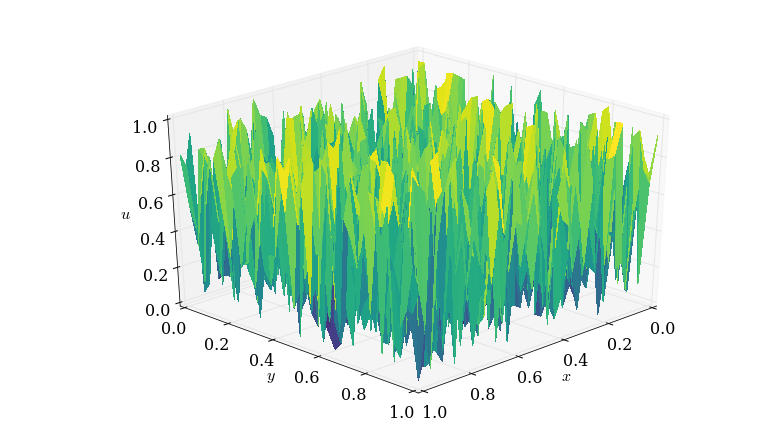
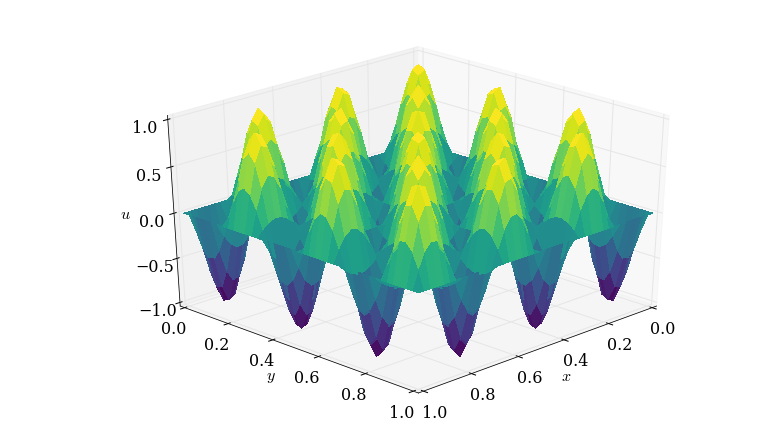
Before and after one commit to yujiasheng912/MAE6225, a Jupyter notebook: poisson2d_2.ipynb, the cells around one changed output. Drawn from its saved outputs; the diff is of its cells as text; code cells hidden in the pictures.

```diff
--- a/poisson2d_2.ipynb
+++ b/poisson2d_2.ipynb
@@ -45,5 +52,11 @@ plot_3D(x,y,u_ex)
+# %%
+u_exact10=poisson_exact(41,41,3)
+# %% [output]
+[figure, added]
 # %%
-u0=numpy.random.random((nj,ni))
-plot_3D(x,y,u0)
+def poisson_initial(ni,nj):
+    u0=numpy.random.random((nj,ni))
+    x=numpy.linspace(0,1,ni)
+    y=numpy.linspace(0,1,nj)
+    plot_3D(x,y,u0)
+    return u0
-# %% [output]
-[figure, removed]
```
Also changed, not shown: parts of 16 cells of this notebook.
